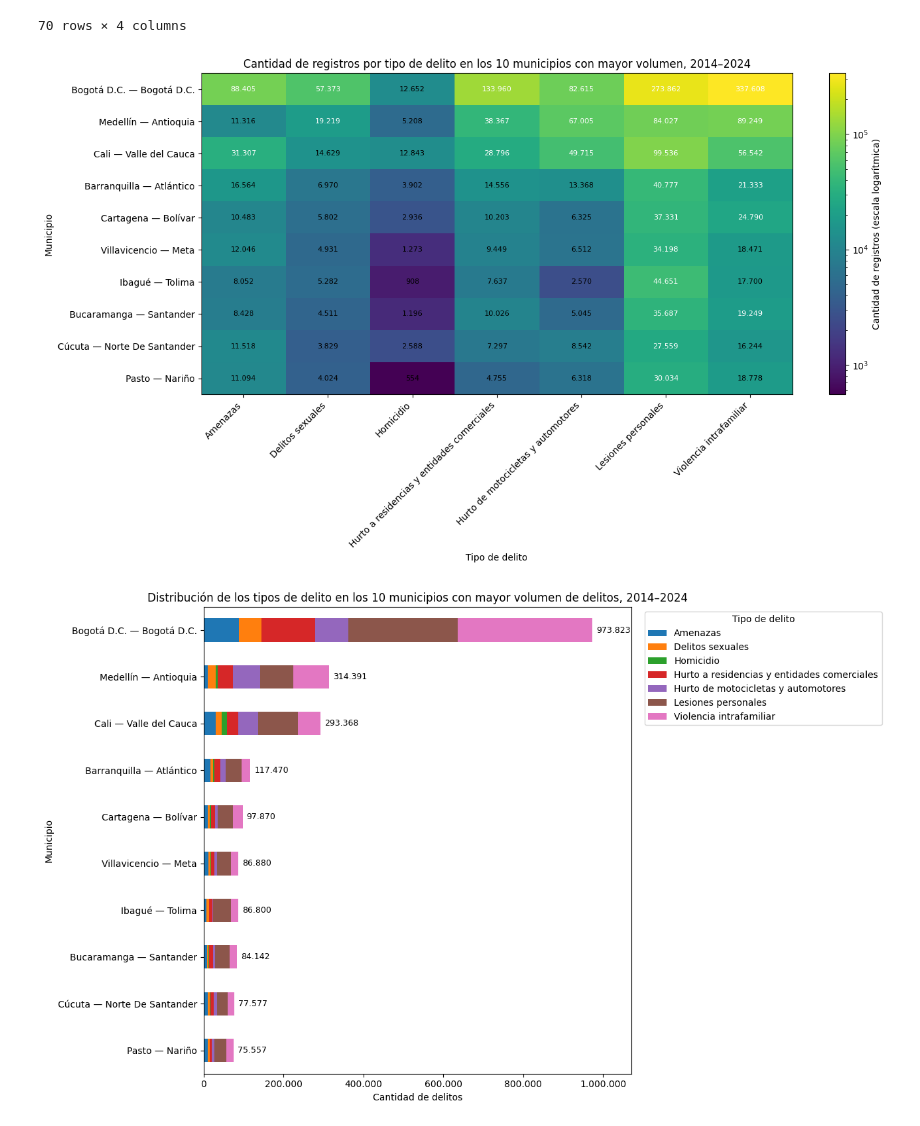
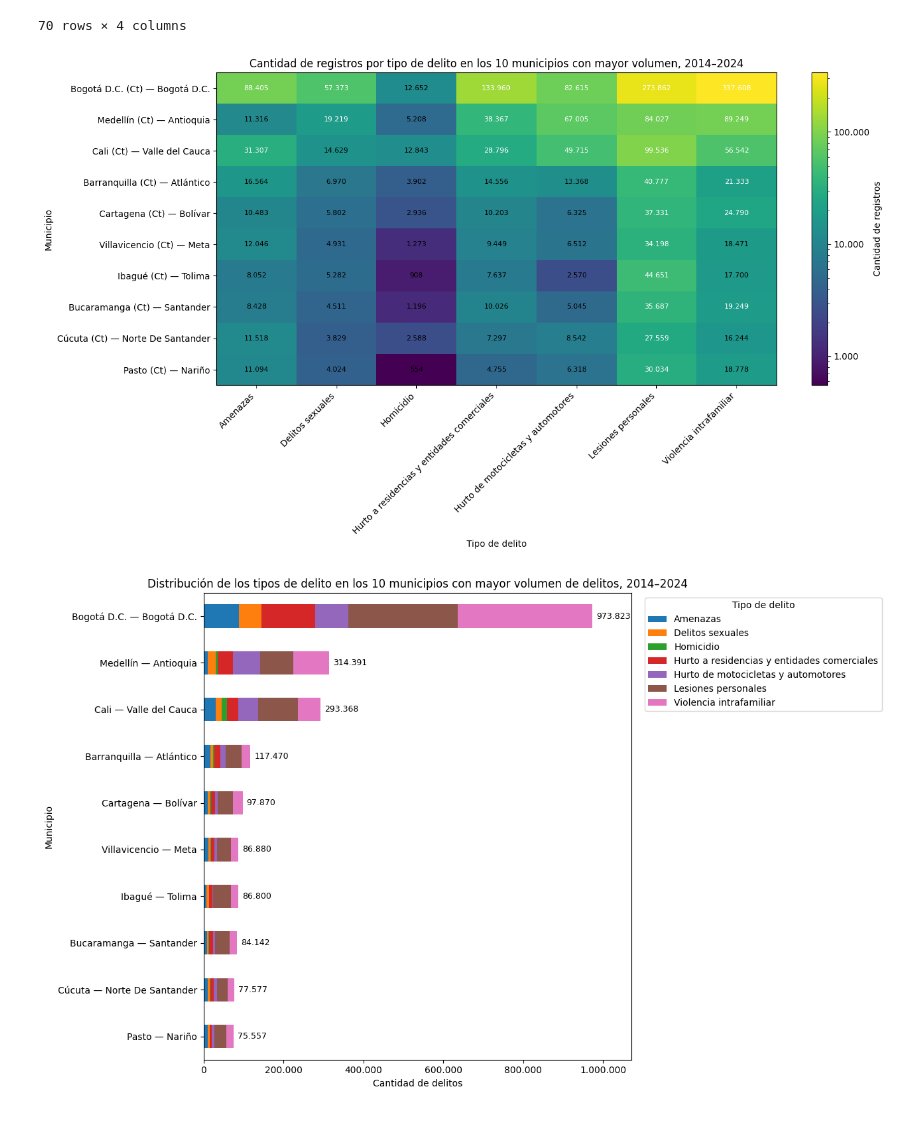
Before and after one commit to SaraBalbin/DW_Analisis_Criminalidad_Colombia, a Jupyter notebook: 04_Analisis_exploratorio.ipynb, the cells around one changed output. Saved outputs shown, nothing was run; the diff lists cells and outputs as text; code cells hidden in the pictures.

```diff
--- a/04_Analisis_exploratorio.ipynb
+++ b/04_Analisis_exploratorio.ipynb
@@ -370,7 +370,7 @@ tabla_heatmap = tabla_heatmap.drop(columns="Total")
 
 # Limpiar nombres
 municipios = [
-    f"{municipio.replace(' (Ct)', '')} — {departamento.replace(' (Ct)', '')}"
+    f"{municipio} — {departamento.replace(' (Ct)', '')}"
     for municipio, departamento in tabla_heatmap.index
 ]
 
@@ -430,35 +430,40 @@ for i in range(datos.shape[0]):
     for j in range(datos.shape[1]):
         valor = datos[i, j]
 
         texto = f"{int(valor):,}".replace(",", ".")
 
         # Determinar contraste del texto según intensidad
         if valor > 0:
             intensidad = norm(valor)
 
             color_texto = "white" if intensidad > 0.55 else "black"
 
             ax.text(
                 j,
                 i,
                 texto,
                 ha="center",
                 va="center",
                 fontsize=8,
                 color=color_texto
             )
 
 # ==========================================================
 # BARRA DE COLOR
 # ==========================================================
 
 cbar = fig.colorbar(imagen, ax=ax)
-cbar.set_label("Cantidad de registros (escala logarítmica)")
+
+cbar.set_label("Cantidad de registros")
+
+cbar.ax.yaxis.set_major_formatter(
+    FuncFormatter(lambda x, pos: f"{int(x):,}".replace(",", "."))
+)
 
 plt.tight_layout()
 plt.show()
 # %% [output]
-[figure, old version]
+[figure, new version]
 # %%
 import matplotlib.pyplot as plt
 from matplotlib.ticker import FuncFormatter
```
